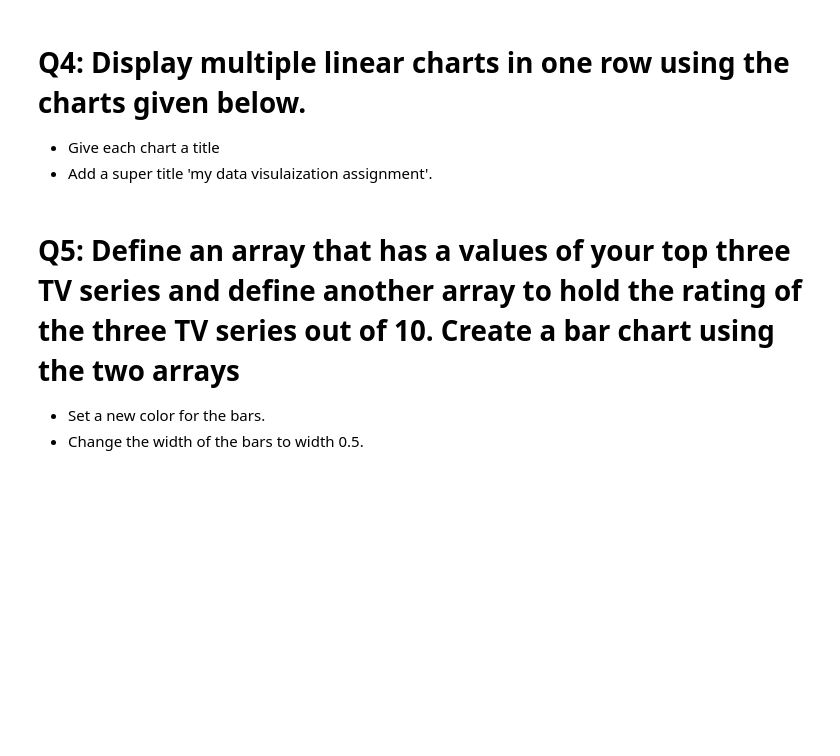
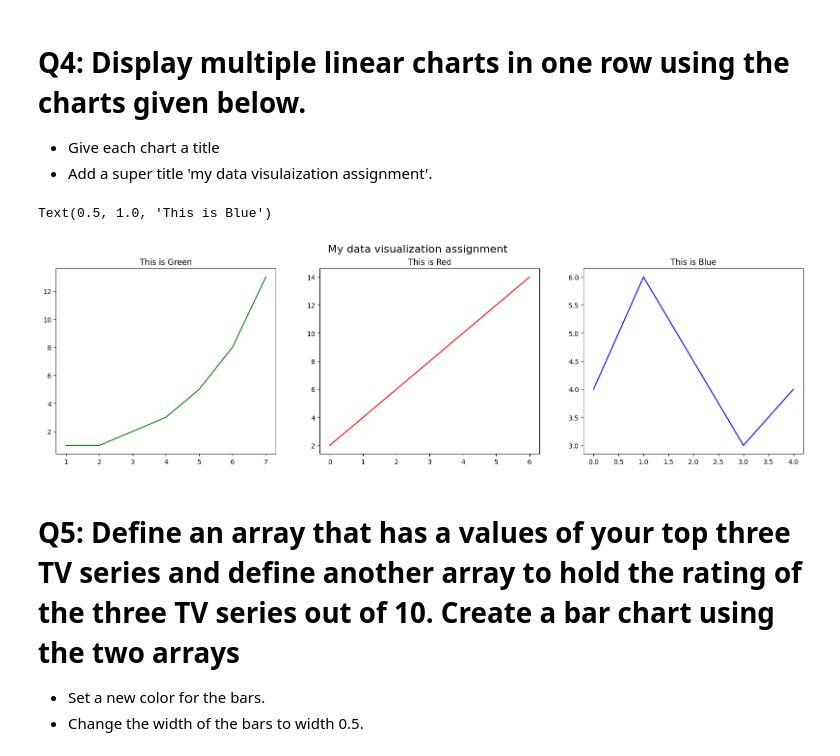
Before and after one commit to Tuwaiq-Data-Science-Bootcamp/Day8-Lab2-Matplotlib, a Jupyter notebook: Day#8_Matplotlib_Assignment2.ipynb, the cells around one changed output. Saved outputs shown, nothing was run; the diff lists cells and outputs as text; code cells hidden in the pictures; blank space fills up the shorter version.

```diff
--- a/Day#8_Matplotlib_Assignment2.ipynb
+++ b/Day#8_Matplotlib_Assignment2.ipynb
@@ -32,17 +43,30 @@ But this time:
 - Give each chart a title
 - Add a super title 'my data visulaization assignment'.
 # %%
-#super title = my data visulaization assignment
+plt.figure(figsize=[20,5])
+plt.suptitle('My data visualization assignment',fontsize = 16)
 
 #title = First Chart
+plt.subplot(1,3,1)
 x_plot1 = np.array([1, 2, 3, 4, 5, 6, 7])
 y_plot1 = np.array([1, 1, 2, 3, 5, 8, 13])
+plt.plot(x_plot1,y_plot1,c='green')
+plt.title('This is Green')
 
 #title = Second Chart
+plt.subplot(1,3,2)
 x_plot2 = np.array([0, 1, 2, 3, 4, 5, 6])
 y_plot2 = np.array([2, 4, 6, 8, 10, 12, 14])
+plt.plot(x_plot2,y_plot2,c='red')
+plt.title('This is Red')
 
 #title = Third Chart
+plt.subplot(1,3,3)
 x_plot3 = np.array([0, 1, 3, 4])
 y_plot3 = np.array([4, 6, 3, 4])
+plt.plot(x_plot3,y_plot3,c='blue')
+plt.title('This is Blue')
+# %% [output]
+Text(0.5, 1.0, 'This is Blue')
+[figure, added]
 # %%
```
Also changed, not shown: parts of 8 cells of this notebook.
